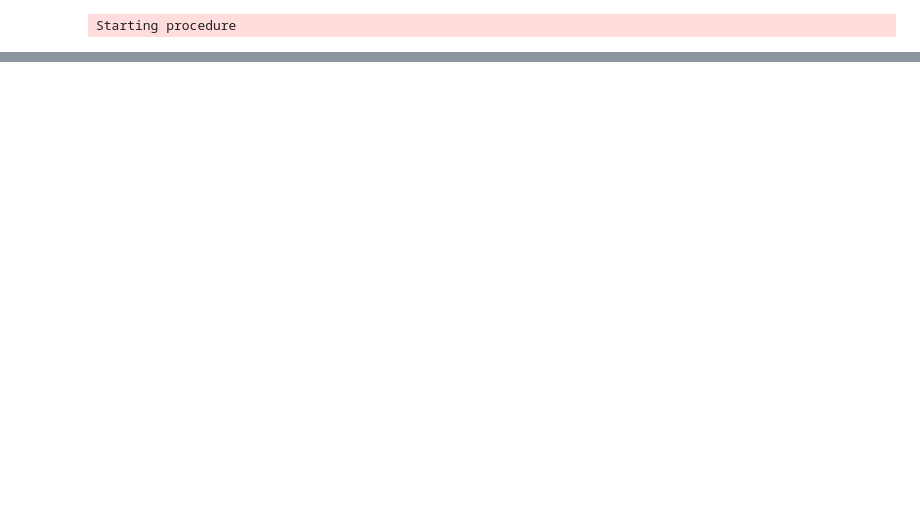
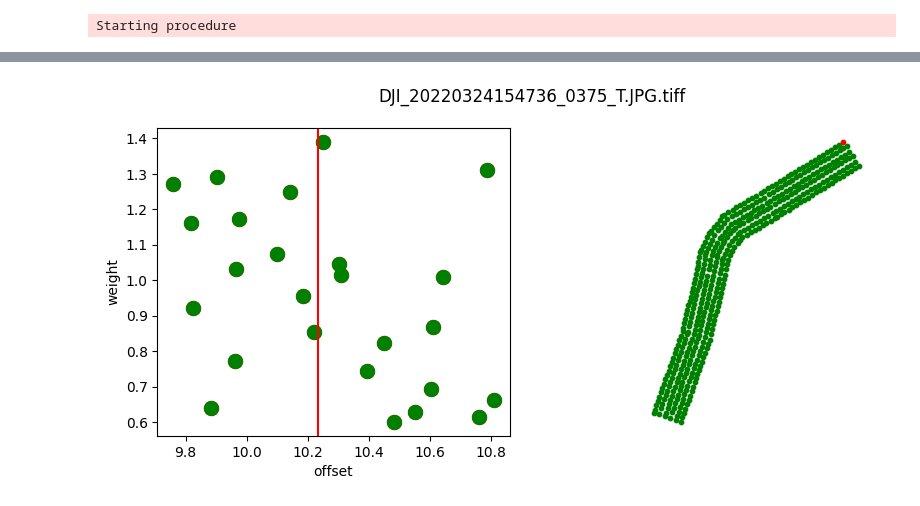
Before and after one commit to radekszostak/aerial-thermal-tuner, a Jupyter notebook: 3_calibration.ipynb, the cells around one changed output, grey strips where cells are left out. Saved outputs shown, nothing was run; the diff lists cells and outputs as text; code cells hidden in the pictures; blank space fills up the shorter version.

```diff
--- a/3_calibration.ipynb
+++ b/3_calibration.ipynb
@@ -324,0 +95,15 @@ Mosaicking...
+# %%
+logger.info("Setting reference point and refrence photo")
+# name = "DJI_20221220111743_0190_T.JPG.tiff"
+# offset = 2.0-4.8
+name = "DJI_20220324154305_0287_T.JPG.tiff"
+offset = 8.0-2.75
+raster = rxr.open_rasterio(os.path.join(GEOTIFF_OPTIM_DIR, name), masked=True)
+raster.values = raster.values + offset
+raster.rio.to_raster(os.path.join(GEOTIFF_CAL_DIR, name))
+footprints.loc[footprints['name'] == name, 'offset'] = offset
+footprints.loc[footprints['name'] == name, 'calibrated'] = True
+footprints.loc[footprints['name'] == name, 'std'] = 0.0
+footprints.loc[footprints['name'] == name, 'weight'] = None
+centroid = footprints.loc[footprints['name'] == name, 'geometry'].centroid.values[0]
+ref_points = gpd.GeoDataFrame(geometry=[centroid], data={'temperature': [8.0]}, crs='EPSG:32634')
@@ -324,0 +125,84 @@ Mosaicking...
+# %%
+logger.info("Calibrating pairs")
+for id_dist in tqdm(id_dists):
+    dst_id = id_dist['id']
+    dst = footprints.iloc[dst_id]
+    if dst['calibrated']:
+        logger.info(f"{dst['name']} already calibrated, skipping")
+        continue
+    dst_raster = rxr.open_rasterio(f"{GEOTIFF_OPTIM_DIR}/{dst['name']}", masked=True)
+    offsets = []
+    weights = []
+    logger.info(f"")
+    logger.info(f"Calibrating:: dst: {dst['name']}")
+    for inter in footprints.iloc[dst_id]['intersect']:
+        if footprints.iloc[inter['id']]['calibrated']:
+            src_id = inter['id']
+            src = footprints.iloc[src_id]
+            src_raster = rxr.open_rasterio(f"{GEOTIFF_CAL_DIR}/{src['name']}", masked=True)#.rio.clip([dst['geometry']])
+            logger.info(f"Matching:: src: {src['name']}")
+            intersection = src['geometry'].intersection(dst['geometry'])
+            try:
+                src_clip = src_raster.rio.clip([intersection])
+                dst_clip = dst_raster.rio.clip([intersection])
+            except NoDataInBounds:
+                logger.info(f"NoDataInBounds")
+                continue
+            dst_clip = dst_clip.rio.reproject_match(src_clip)
+            diff = (src_clip.values-dst_clip.values).flatten()
+            weight = 1./np.nanstd(diff)#inter['area']
+            offset = np.nanmean(diff)
+            #assert offset is not nan
+            if np.isnan(offset):
+                logger.info(f"offset is nan")
+                continue
+            logger.info(f"offset: {offset}, weight: {weight}")
+            offsets.append(offset)
+            weights.append(weight)
+
+    offsets = np.array(offsets)
+    weights = np.array(weights)
+    offsets_all = offsets.copy()
+    weights_all = weights.copy()
+    if len(offsets) > 1:
+        indices = np.abs(offsets - np.mean(offsets)) < 2*np.std(offsets) #remove outliers
+        offsets = offsets[indices]
+        weights = weights[indices]
+    weight = weights.mean()
+    offset = (offsets*weights).sum()/weights.sum()
+
+    #Display
+    display.clear_output(wait=True)
+    print(weight)
+    #create two subplots
+    fig, (ax1, ax2) = plt.subplots(1, 2, figsize=(10,4))
+    # set figure title
+    fig.suptitle(f"{dst['name']}")
+    #plot offsets against weights
+    ax1.scatter(offsets_all, weights_all, s=100, color='red')
+    ax1.scatter(offsets, weights, s=100, color='green')
+    ax1.set_xlabel('offset')
+    ax1.set_ylabel('weight')
+    ax1.axvline(offset, color='r')
+    # plot points
+    #plot footprints centroids where calibrated=False
+    footprints[footprints['calibrated']==False].centroid.plot(ax=ax2, color='red', markersize=10)
+    #plot footprints centroids where calibrated=True
+    footprints[footprints['calibrated']==True].centroid.plot(ax=ax2, color='green', markersize=10)
+    #hide axis
+    ax2.axis('off')
+    plt.show()
+
+    std = np.std(offsets) if len(offsets) > 1 else 0.0
+    footprints.loc[dst_id, 'std'] = std
+    footprints.loc[dst_id, 'weight'] = weight
+    footprints.loc[dst_id, 'offset'] = offset
+    footprints.loc[dst_id, 'calibrated'] = True
+    dst_raster.values = dst_raster.values + offset
+    dst_raster.rio.to_raster(f"{GEOTIFF_CAL_DIR}/{dst['name']}")
+    tiff = rxr.open_rasterio(f"{TIFF_DIR}/{dst['name']}")
+    tiff.values = (tiff.values+offset)
+    tiff.rio.to_raster(f"{TIFF_CAL_DIR}/{dst['name']}")
+    os.system(f"exiftool -tagsfromfile {TIFF_DIR}/{dst['name']} {TIFF_CAL_DIR}/{dst['name']} -overwrite_original_in_place")
+    logger.info(f"Calibrated:: offset: {offset}, weight: {weight}")
+# %% [output]
@@ -324,0 +210 @@ Mosaicking...
+[figure, added]
```
Also changed, not shown: parts of 16 cells of this notebook, 2 other files.
